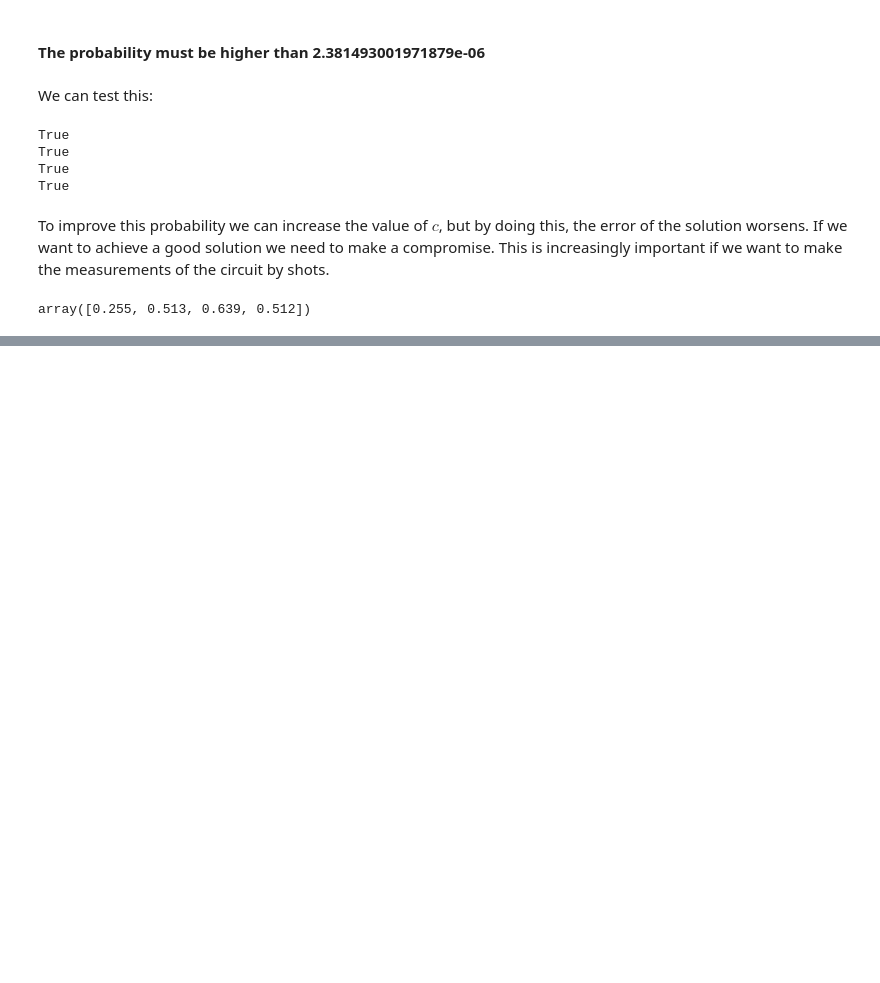
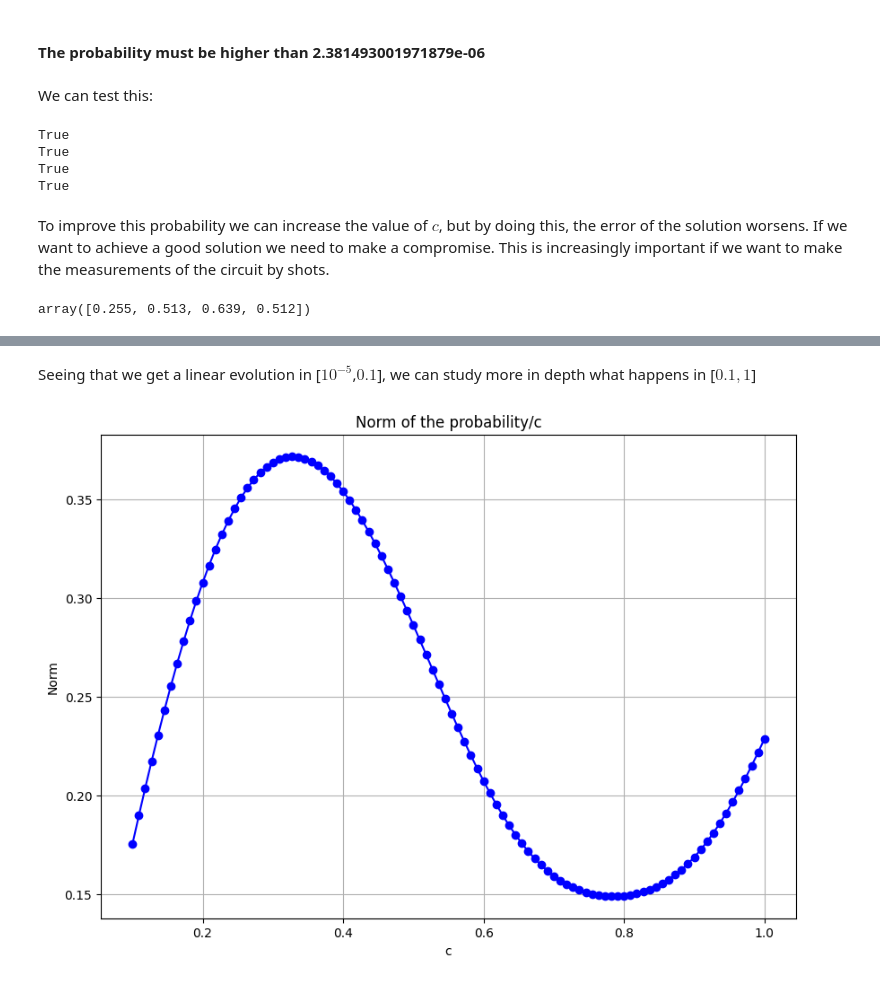
Before and after one commit to Nicofero/CITMAGA, a Jupyter notebook: b_side_approx.ipynb, the cells around one changed output, grey strips where cells are left out. Cells and saved outputs as stored; diff of their text form; code cells hidden in the pictures; blank space fills up the shorter version.

```diff
--- a/b_side_approx.ipynb
+++ b/b_side_approx.ipynb
@@ -697,0 +737,35 @@ array([0.255, 0.513, 0.639, 0.512])
+# %% [markdown]
+Seeing that we get a linear evolution in [$10^{-5}$,$0.1$], we can study more in depth what happens in [$0.1,1$]
+# %%
+vector = 2
+matrix=tridiag_matrix(2,-1,2**vector)
+
+arr = np.linspace(0.1,1,100)
+
+# Analytic solution
+s=np.linalg.solve(matrix,np.array(b_from_func('x',4)))
+s=s/np.linalg.norm(s)
+
+norm = []
+prob = {}
+diff = []
+
+for c in arr:
+    hhl,_ = build_circuit_test(matrix,vector,fnc='x^2-x',c=c)
+    st = Statevector(hhl).data.real[192:196]
+    norm.append(np.linalg.norm(st))
+    prob[c] = st
+    diff.append(st/np.linalg.norm(st)-s)
+# %%
+import matplotlib.pyplot as plt
+
+plt.figure(figsize=(10, 7))
+
+plt.plot(arr, norm, marker='o', linestyle='-', color='blue')
+plt.xlabel('c')
+plt.ylabel('Norm')
+plt.title('Norm of the probability/c')
+plt.grid(True)
+plt.show()
+# %% [output]
+[figure, added]
```
Also changed, not shown: parts of 12 cells of this notebook, 2 other files.
